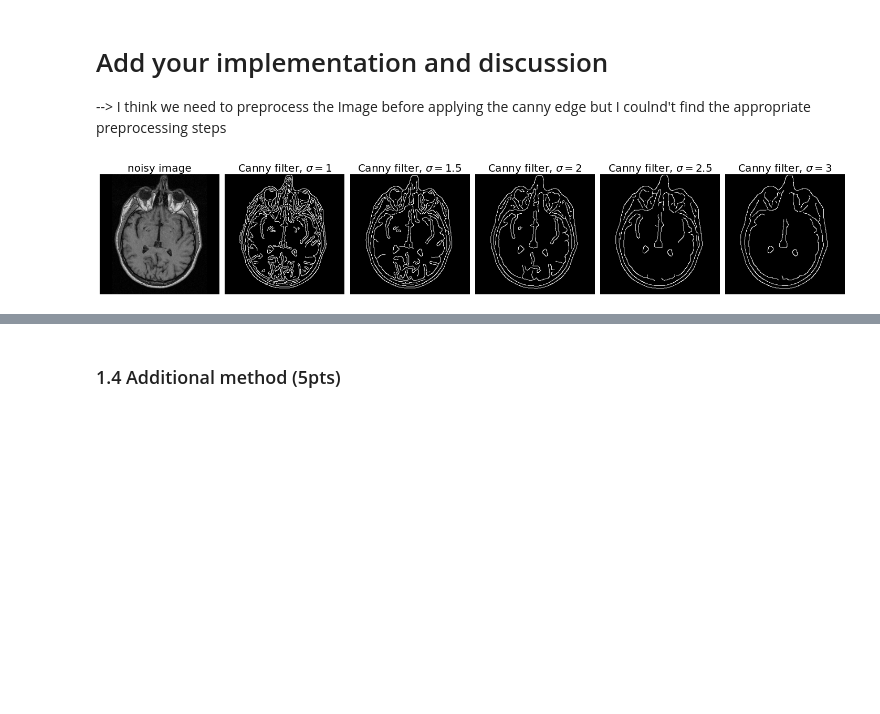
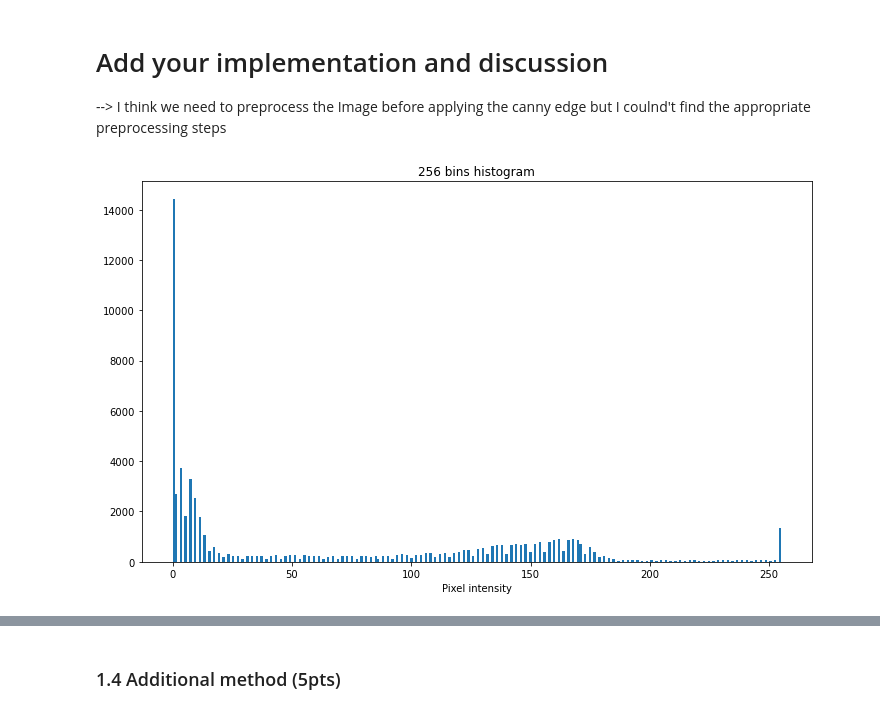
Before and after one commit to benhaj/ImageAnalysisPatternRecognition-labs, a Jupyter notebook: labs/lab_01_segmentation-Copy1.ipynb, the cells around one changed output, grey strips where cells are left out. Cells and saved outputs as stored; diff of their text form; code cells hidden in the pictures; blank space fills up the shorter version.

```diff
--- a/labs/lab_01_segmentation-Copy1.ipynb
+++ b/labs/lab_01_segmentation-Copy1.ipynb
@@ -285,51 +211,3 @@ Segmented Lung
 # Add your implementation and discussion
 
 --> I think we need to preprocess the Image before applying the canny edge but I coulnd't find the appropriate preprocessing steps
-# %%
-import numpy as np
-import matplotlib.pyplot as plt
-from scipy import ndimage as ndi
-
-from skimage import feature
-
-
-# Compute the Canny filter for two values of sigma
-edges1 = feature.canny(brain_im)
-edges2 = feature.canny(brain_im,sigma=1.5)
-edges3 = feature.canny(brain_im,sigma=2)
-edges4 = feature.canny(brain_im,sigma=2.5)
-edges5 = feature.canny(brain_im, sigma=3)
-
-# display results
-fig, (ax1, ax2, ax3, ax4, ax5, ax6) = plt.subplots(nrows=1, ncols=6, figsize=(20, 10),
-                                    sharex=True, sharey=True)
-
-ax1.imshow(brain_im, cmap=plt.cm.gray)
-ax1.axis('off')
-ax1.set_title('noisy image', fontsize=20)
-
-ax2.imshow(edges1, cmap=plt.cm.gray)
-ax2.axis('off')
-ax2.set_title(r'Canny filter, $\sigma=1$', fontsize=20)
-
-ax3.imshow(edges2, cmap=plt.cm.gray)
-ax3.axis('off')
-ax3.set_title(r'Canny filter, $\sigma=1.5$', fontsize=20)
-
-ax4.imshow(edges3, cmap=plt.cm.gray)
-ax4.axis('off')
-ax4.set_title(r'Canny filter, $\sigma=2$', fontsize=20)
-
-ax5.imshow(edges4, cmap=plt.cm.gray)
-ax5.axis('off')
-ax5.set_title(r'Canny filter, $\sigma=2.5$', fontsize=20)
-
-ax6.imshow(edges5, cmap=plt.cm.gray)
-ax6.axis('off')
-ax6.set_title(r'Canny filter, $\sigma=3$', fontsize=20)
-
-fig.tight_layout()
-
-plt.show()
-# %% [output]
-[figure, removed]
@@ -336 +223,13 @@ plt.show()
+# %%
+nb_bins = 256
+
+# Display histogram
+plt.figure(figsize=(12, 7))
+plt.hist(eq_im.ravel(), bins=nb_bins)
+plt.xlabel('Pixel intensity')
+plt.title('256 bins histogram')
+
+plt.show()
+# %% [output]
+[figure, added]
 # %%
```
Also changed, not shown: parts of 64 cells of this notebook.
